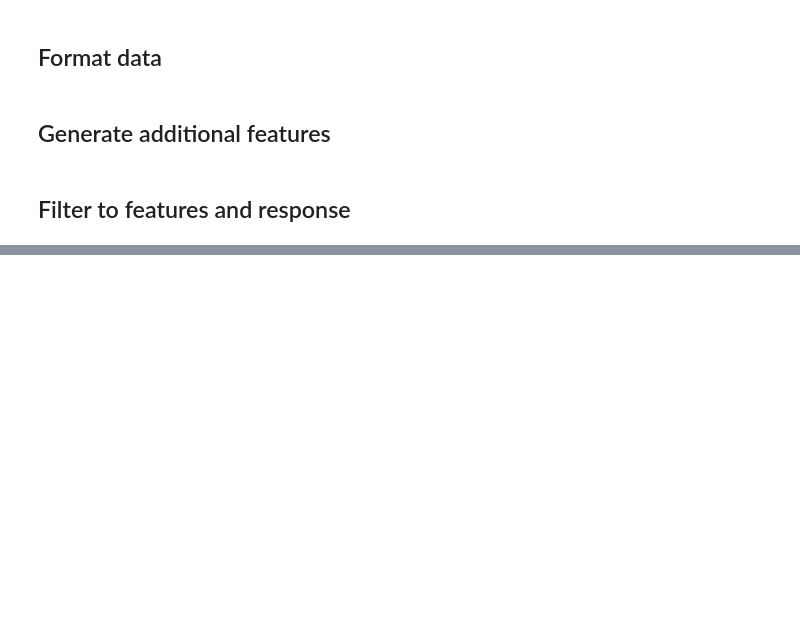
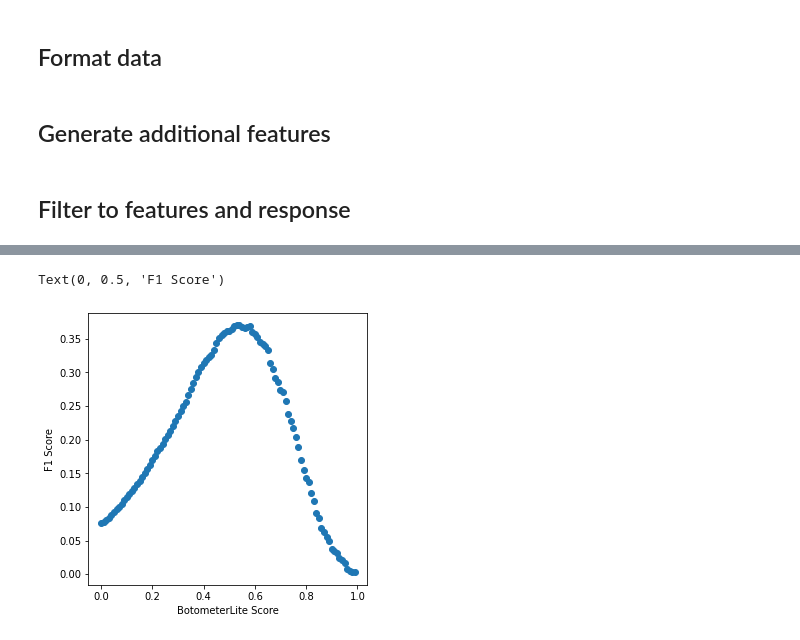
Before and after one commit to dkoban/bot_detection, a Jupyter notebook: generate_features.ipynb, the cells around one changed output, grey strips where cells are left out. Drawn from its saved outputs; the diff is of its cells as text; code cells hidden in the pictures; blank space fills up the shorter version.

```diff
--- a/generate_features.ipynb
+++ b/generate_features.ipynb
@@ -111,0 +195,14 @@ benchmark = ['bot_lite']
+# %%
+df['bot'] = df['fake_follower_raw_en'] >= 0.6
+f1_scores = []
+for k in range(0,100):
+    f1 = pd.DataFrame({'k': [k/100],
+                       'f1': tune_threshold(k/100)[0]})
+    f1_scores.append(f1)
+f1_scores = pd.concat(f1_scores)
+plt.scatter(f1_scores.k, f1_scores.f1)
+plt.xlabel('BotometerLite Score')
+plt.ylabel('F1 Score')
+# %% [output]
+Text(0, 0.5, 'F1 Score')
+[figure, added]
```
Also changed, not shown: parts of 9 cells of this notebook, 3 other files.
